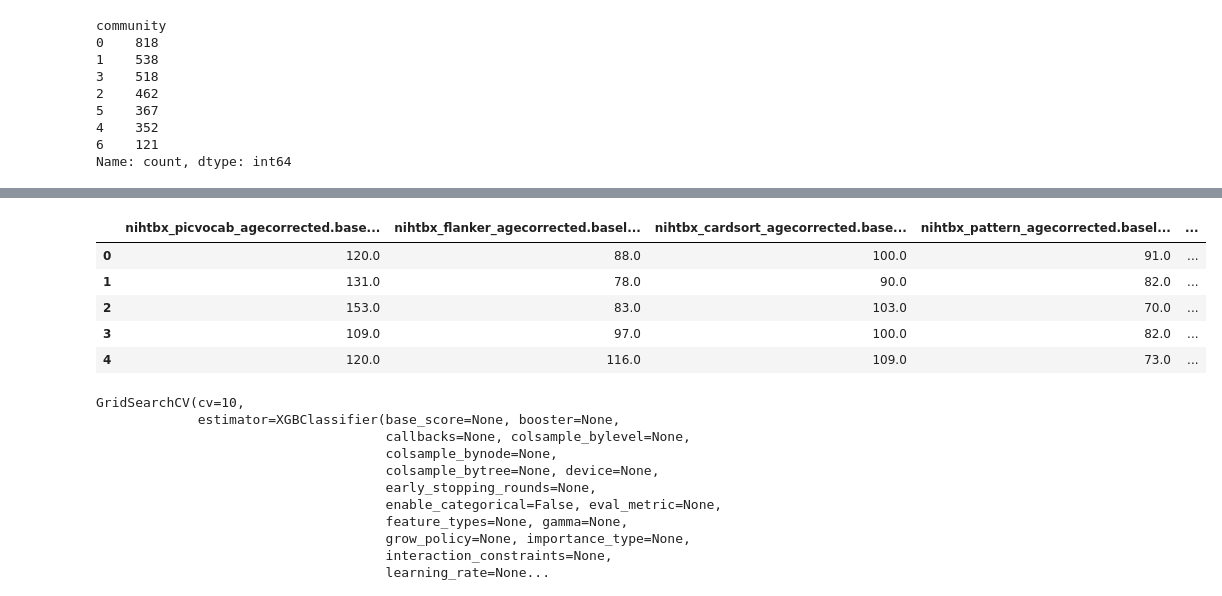
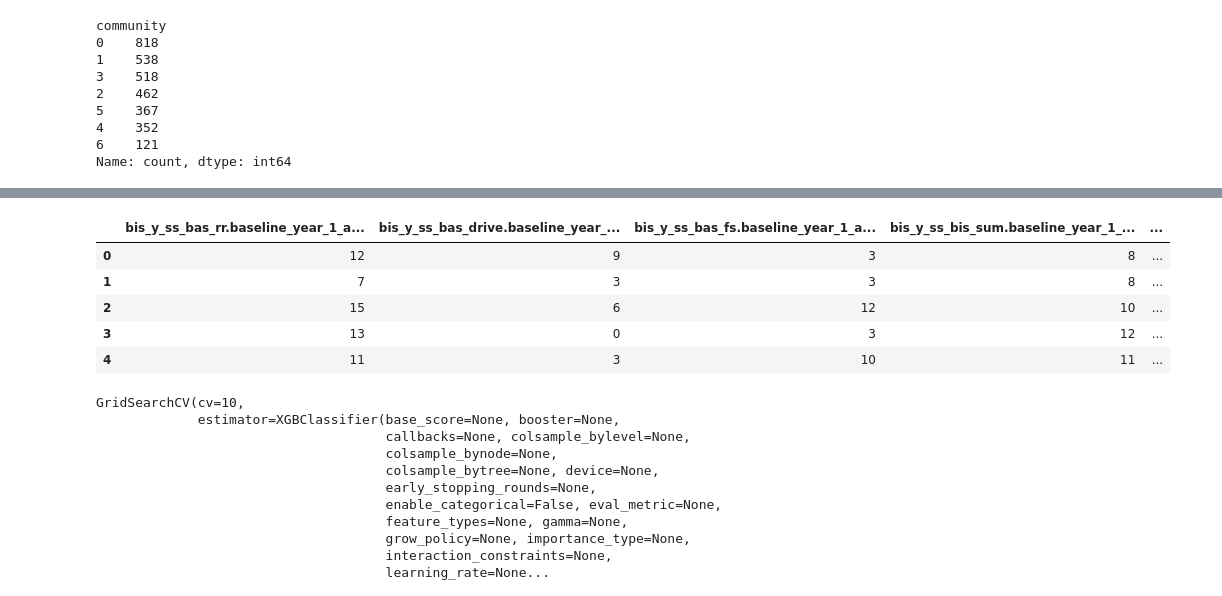
Before and after one commit to lundq163/FRF_results_viz, a Jupyter notebook: GBM_work/GBM.ipynb, the cells around one changed output, grey strips where cells are left out. Cells and saved outputs as stored; diff of their text form; code cells hidden in the pictures.

```diff
--- a/GBM_work/GBM.ipynb
+++ b/GBM_work/GBM.ipynb
@@ -357,10 +357,10 @@ plot_importance(xgb_cv.best_estimator_)
 # *xg boost within list arms2*
 # %%
 #define target variable
-y = cog_data_arms2_filtered['community'] - 1 #y may need to be subtracted by 1 to avoid error?
+y_arms2 = cog_data_arms2_filtered['community'] - 1 #y may need to be subtracted by 1 to avoid error?
 
 #define predictor variables, drop tempermant metrics
-X = cog_data_arms2_filtered.drop(['community',
+X_arms2 = cog_data_arms2_filtered.drop(['community',
                          'src_subject_id.baseline_year_1_arm_1.x',
                          'X',
                          'dataset_id.baseline_year_1_arm_1.x',
@@ -372,7 +372,7 @@ X = cog_data_arms2_filtered.drop(['community',
                          #'upps_y_ss_sensation_seeking.baseline_year_1_arm_1','upps_y_ss_lack_of_perseverance.baseline_year_1_arm_1',
                          'nihtbx_list_agecorrected.baseline_year_1_arm_1'], axis = 1)
 
-y.value_counts()
+y_arms2.value_counts()
 # %% [output]
 community
 0    818
@@ -398,13 +407,13 @@ nihtbx_totalcomp_agecorrected.baseline_year_1_arm_1    float64
 dtype: object
 # %%
-X.head()
+X_arms2.head()
 # %% [output]
-|  | nihtbx_picvocab_agecorrected.base... | nihtbx_flanker_agecorrected.basel... | nihtbx_cardsort_agecorrected.base... | nihtbx_pattern_agecorrected.basel... | ... |
-| 0 | 120.0 | 88.0 | 100.0 | 91.0 | ... |
-| 1 | 131.0 | 78.0 | 90.0 | 82.0 | ... |
-| 2 | 153.0 | 83.0 | 103.0 | 70.0 | ... |
-| 3 | 109.0 | 97.0 | 100.0 | 82.0 | ... |
-| 4 | 120.0 | 116.0 | 109.0 | 73.0 | ... |
+|  | bis_y_ss_bas_rr.baseline_year_1_a... | bis_y_ss_bas_drive.baseline_year_... | bis_y_ss_bas_fs.baseline_year_1_a... | bis_y_ss_bis_sum.baseline_year_1_... | ... |
+| 0 | 12 | 9 | 3 | 8 | ... |
+| 1 | 7 | 3 | 3 | 8 | ... |
+| 2 | 15 | 6 | 12 | 10 | ... |
+| 3 | 13 | 0 | 3 | 12 | ... |
+| 4 | 11 | 3 | 10 | 11 | ... |
 # %%
 #split data into train and test 75/25
 #consider stratifying by site
```
Also changed, not shown: parts of 54 cells of this notebook, 3 other files.
